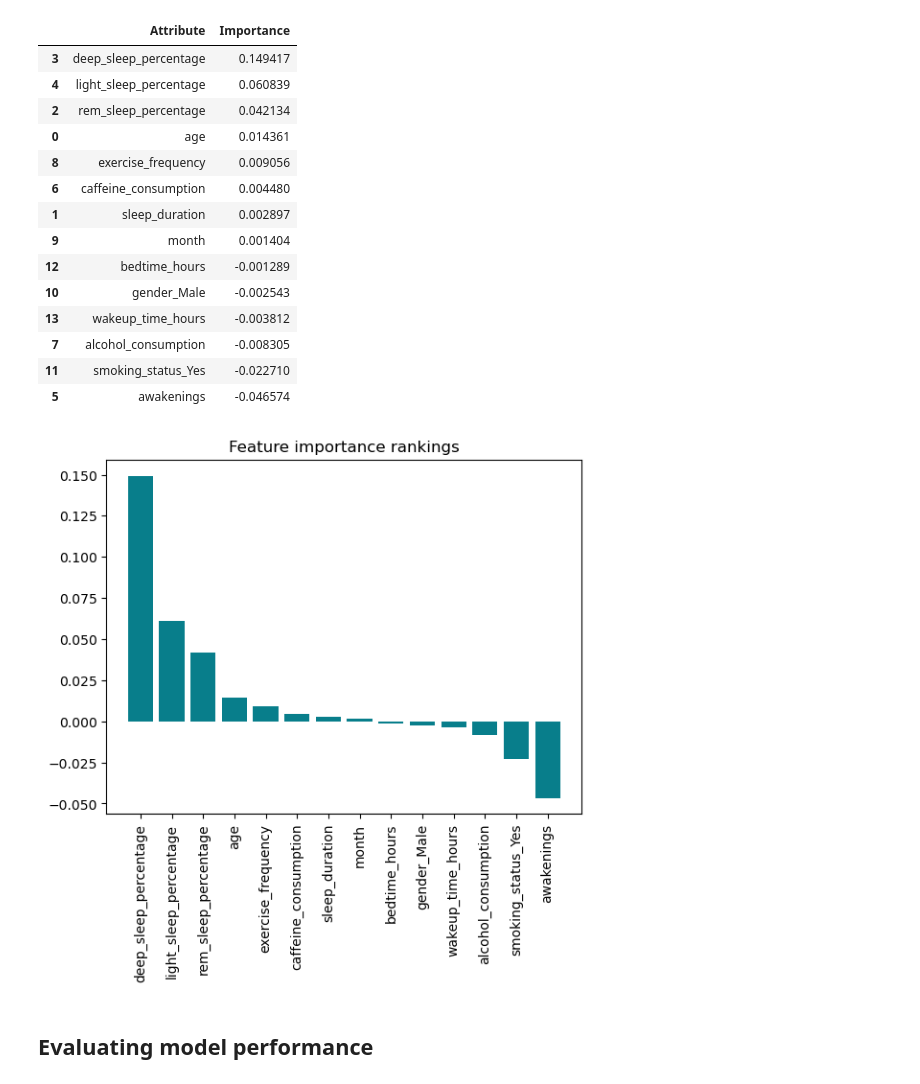
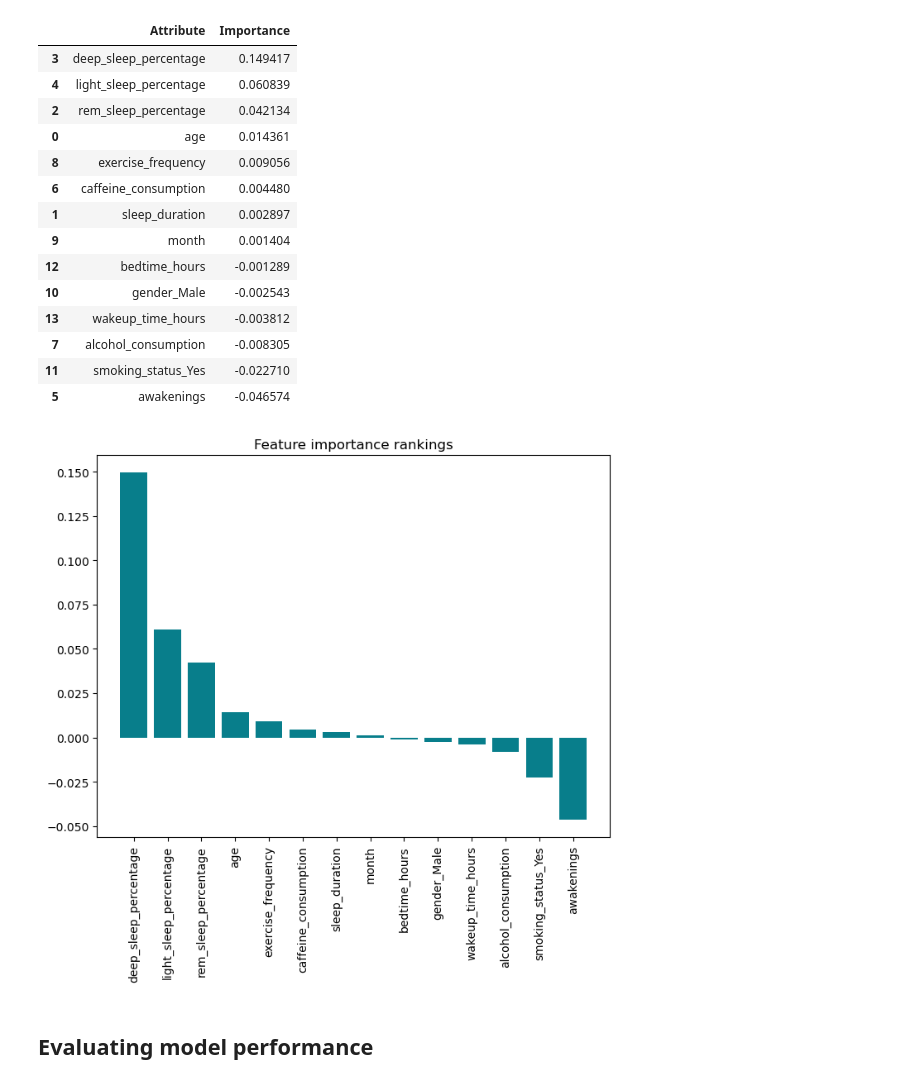
Before and after one commit to jagiussani/MidtermProject_Angelica_Juan, a Jupyter notebook: JAG_MTP_EDA_and_Data_Cleaning.ipynb, the cells around one changed output. Saved outputs shown, nothing was run; the diff lists cells and outputs as text; code cells hidden in the pictures.

```diff
--- a/JAG_MTP_EDA_and_Data_Cleaning.ipynb
+++ b/JAG_MTP_EDA_and_Data_Cleaning.ipynb
@@ -643,17 +648,20 @@ features_importances1
 | 7 | alcohol_consumption | -0.008305 |
 | 11 | smoking_status_Yes | -0.022710 |
 | 5 | awakenings | -0.046574 |
-# %%
-fig1 = plt.bar(x=features_importances1['Attribute'].iloc[:15], height=features_importances1['Importance'].iloc[:15], color='#087E8B')
-plt.title ('Feature importance rankings', size=12)
-plt.xticks(rotation='vertical')
-
-# We will save the chart before we show it
-plt.savefig('Feature_Importance.jpg')
-
-plt.show()
-# %% [output]
-[figure, removed]
+# %%
+# Create a new figure with a specific size
+fig = plt.figure(figsize=(8,6)) # adjust the numbers as needed
+
+# Plot the bar chart
+plt.bar(x=features_importances1['Attribute'].iloc[:15], height=features_importances1['Importance'].iloc[:15], color='#087E8B')
+plt.title ('Feature importance rankings', size=12)
+plt.xticks(rotation='vertical')
+
+# Save the chart and show it
+plt.savefig('Feature_Importance.jpg', dpi=300, bbox_inches='tight')
+plt.show()
+# %% [output]
+[figure, added]
 # %% [markdown]
 ## Evaluating model performance
 # %%
```
Also changed, not shown: parts of 4 cells of this notebook, 10 other files.
